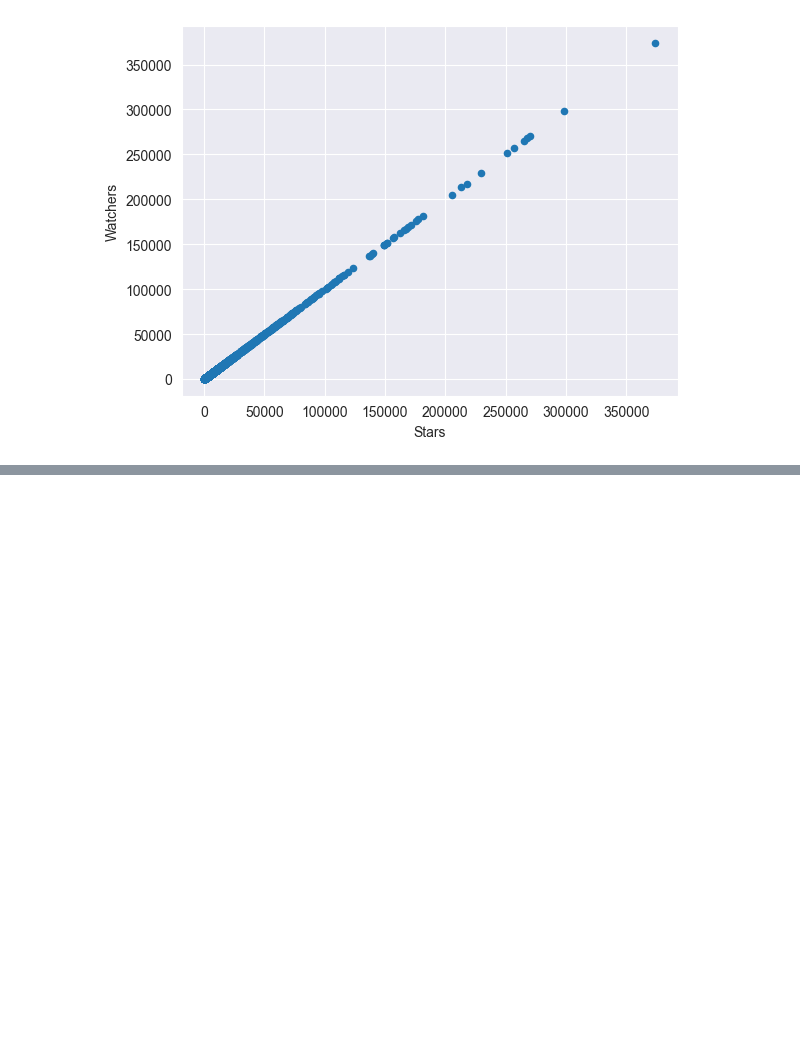
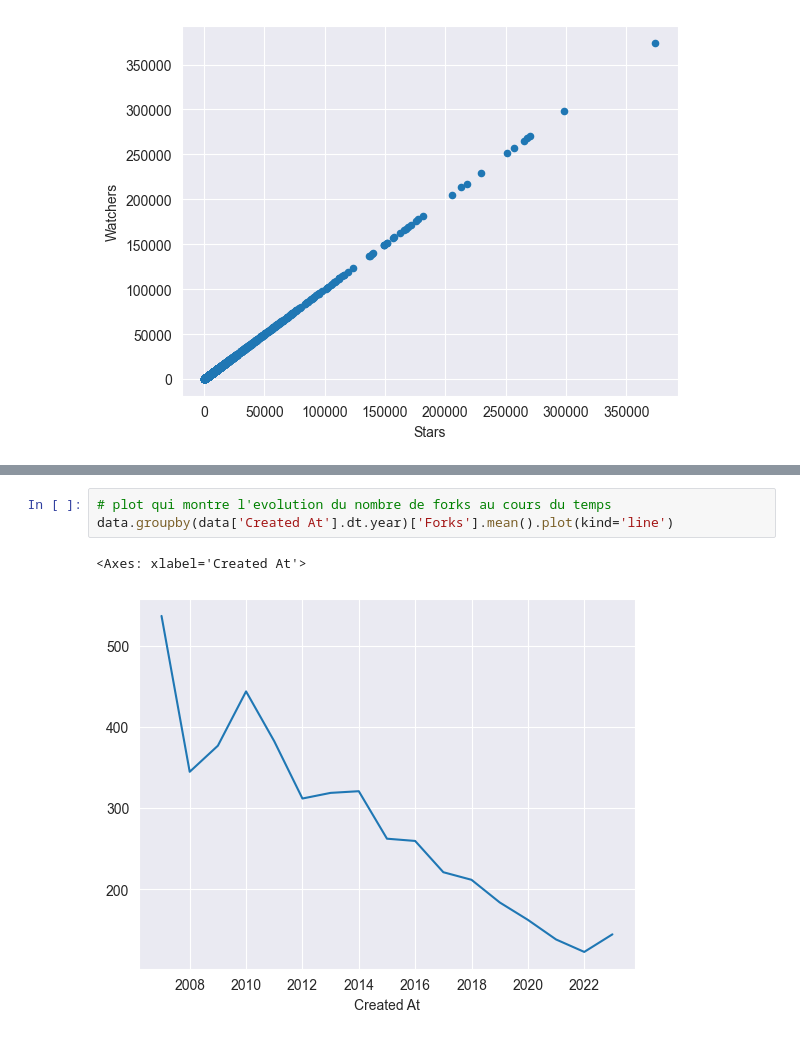
Before and after one commit to xhmyjae/stats-in-space, a Jupyter notebook: tests.ipynb, the cells around one changed output, grey strips where cells are left out. Drawn from its saved outputs; the diff is of its cells as text; blank space fills up the shorter version.

```diff
--- a/tests.ipynb
+++ b/tests.ipynb
@@ -105,0 +119,6 @@ data.plot(kind='scatter', x='Stars', y='Watchers')
+# %%
+# plot qui montre l'evolution du nombre de forks au cours du temps
+data.groupby(data['Created At'].dt.year)['Forks'].mean().plot(kind='line')
+# %% [output]
+<Axes: xlabel='Created At'>
+[figure, added]
```
Also changed, not shown: parts of 3 cells of this notebook.
